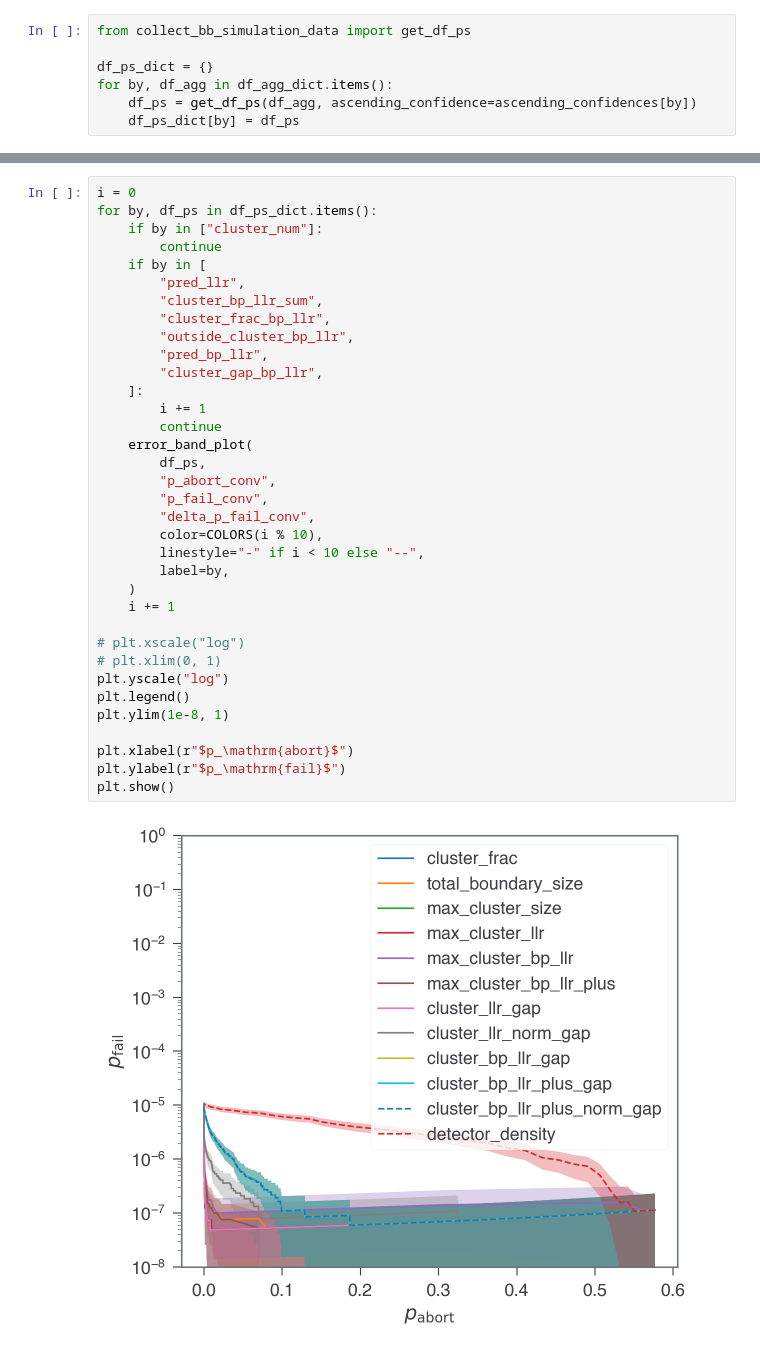
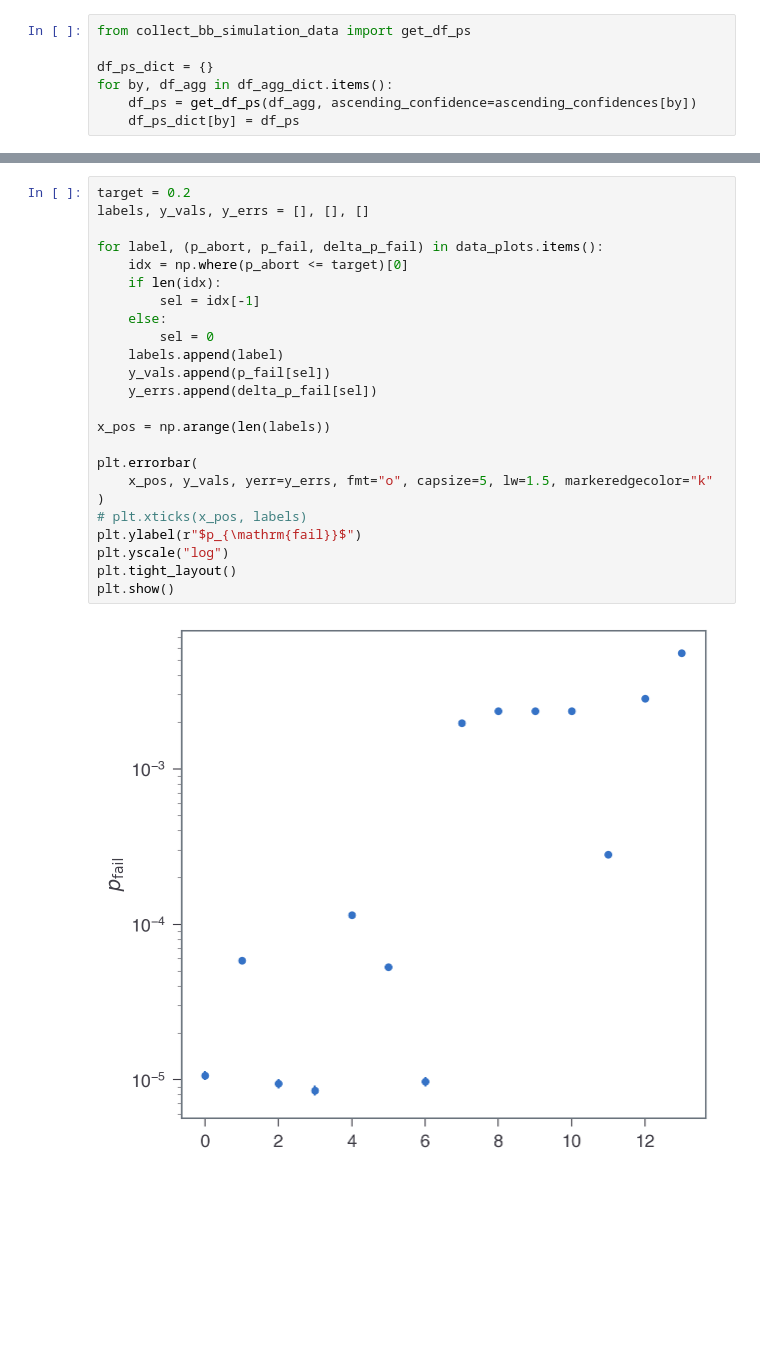
Before and after one commit to seokhyung-lee/ldpc-post-selection, a Jupyter notebook: simulations/analysis/bb_code_analysis_criteria_comparison.ipynb, the cells around one changed output, grey strips where cells are left out. Saved outputs shown, nothing was run; the diff lists cells and outputs as text; blank space fills up the shorter version.

```diff
--- a/simulations/analysis/bb_code_analysis_criteria_comparison.ipynb
+++ b/simulations/analysis/bb_code_analysis_criteria_comparison.ipynb
@@ -179,37 +193,26 @@ fig.tight_layout()
-# %%
-i = 0
-for by, df_ps in df_ps_dict.items():
-    if by in ["cluster_num"]:
-        continue
-    if by in [
-        "pred_llr",
-        "cluster_bp_llr_sum",
-        "cluster_frac_bp_llr",
-        "outside_cluster_bp_llr",
-        "pred_bp_llr",
-        "cluster_gap_bp_llr",
-    ]:
-        i += 1
-        continue
-    error_band_plot(
-        df_ps,
-        "p_abort_conv",
-        "p_fail_conv",
-        "delta_p_fail_conv",
-        color=COLORS(i % 10),
-        linestyle="-" if i < 10 else "--",
-        label=by,
-    )
-    i += 1
-
-# plt.xscale("log")
-# plt.xlim(0, 1)
-plt.yscale("log")
-plt.legend()
-plt.ylim(1e-8, 1)
-
-plt.xlabel(r"$p_\mathrm{abort}$")
-plt.ylabel(r"$p_\mathrm{fail}$")
-plt.show()
-# %% [output]
-[figure, removed]
+# %%
+target = 0.2
+labels, y_vals, y_errs = [], [], []
+
+for label, (p_abort, p_fail, delta_p_fail) in data_plots.items():
+    idx = np.where(p_abort <= target)[0]
+    if len(idx):
+        sel = idx[-1]
+    else:
+        sel = 0
+    labels.append(label)
+    y_vals.append(p_fail[sel])
+    y_errs.append(delta_p_fail[sel])
+
+x_pos = np.arange(len(labels))
+
+plt.errorbar(
+    x_pos, y_vals, yerr=y_errs, fmt="o", capsize=5, lw=1.5, markeredgecolor="k"
+)
+# plt.xticks(x_pos, labels)
+plt.ylabel(r"$p_{\mathrm{fail}}$")
+plt.yscale("log")
+plt.tight_layout()
+plt.show()
+# %% [output]
+[figure, added]
```
Also changed, not shown: parts of 4 cells of this notebook, 2 other files.
